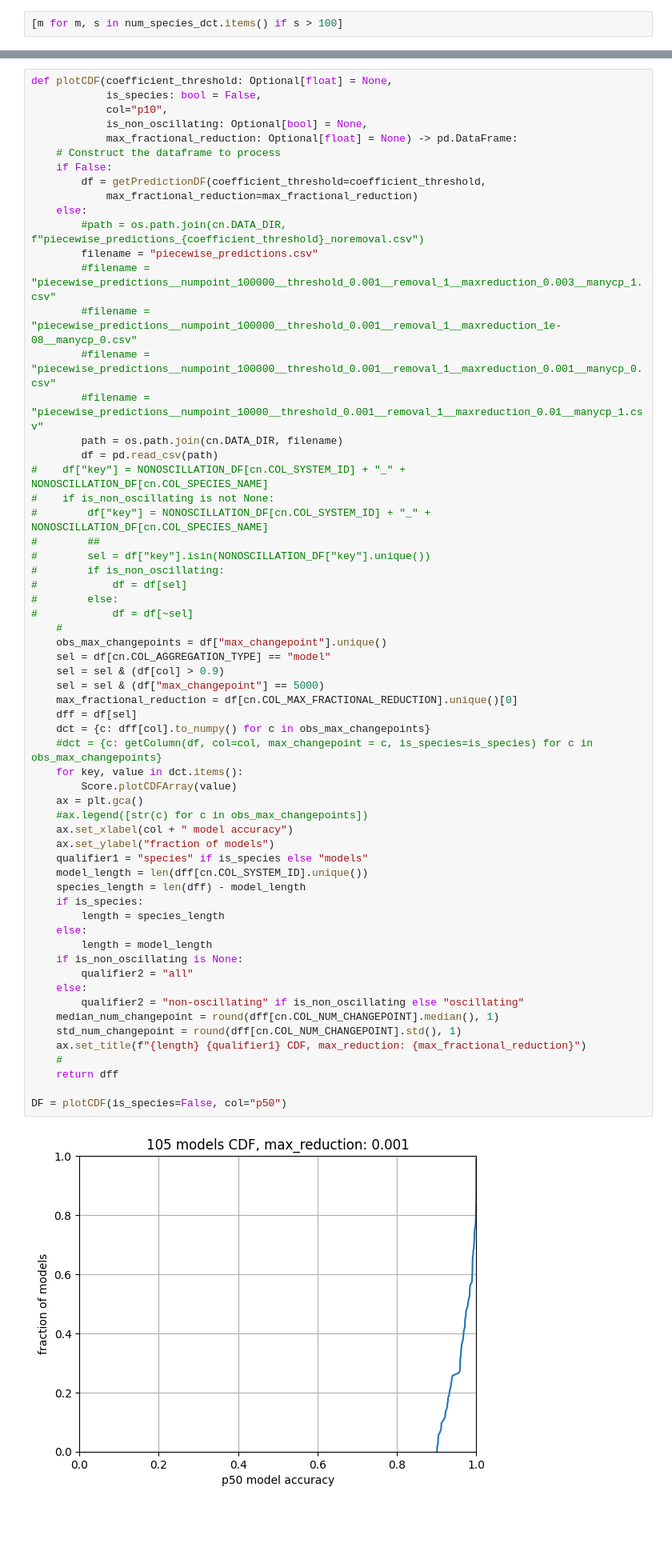
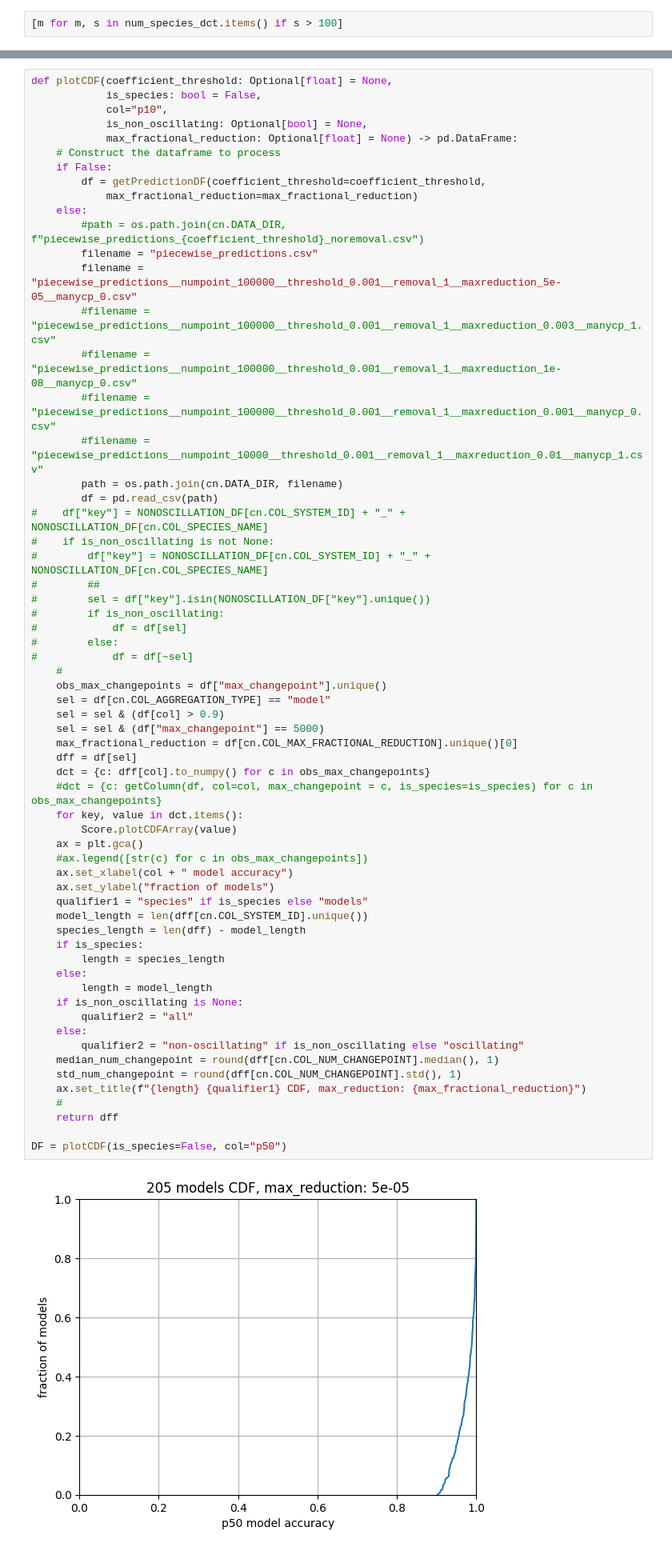
Before and after one commit to ModelEngineering/linearity_analysis, a Jupyter notebook: notebooks/piecewise_predictions.ipynb, the cells around one changed output, grey strips where cells are left out. Shown at 80% size. Saved outputs shown, nothing was run; the diff lists cells and outputs as text; blank space fills up the shorter version.

```diff
--- a/notebooks/piecewise_predictions.ipynb
+++ b/notebooks/piecewise_predictions.ipynb
@@ -204,6 +204,7 @@ def plotCDF(coefficient_threshold: Optional[float] = None,
     else:
         #path = os.path.join(cn.DATA_DIR, f"piecewise_predictions_{coefficient_threshold}_noremoval.csv")
         filename = "piecewise_predictions.csv"
+        filename = "piecewise_predictions__numpoint_100000__threshold_0.001__removal_1__maxreduction_5e-05__manycp_0.csv"
         #filename = "piecewise_predictions__numpoint_100000__threshold_0.001__removal_1__maxreduction_0.003__manycp_1.csv"
         #filename = "piecewise_predictions__numpoint_100000__threshold_0.001__removal_1__maxreduction_1e-08__manycp_0.csv"
         #filename = "piecewise_predictions__numpoint_100000__threshold_0.001__removal_1__maxreduction_0.001__manycp_0.csv"
@@ -226,34 +227,34 @@ def plotCDF(coefficient_threshold: Optional[float] = None,
     sel = sel & (df["max_changepoint"] == 5000)
     max_fractional_reduction = df[cn.COL_MAX_FRACTIONAL_REDUCTION].unique()[0]
     dff = df[sel]
     dct = {c: dff[col].to_numpy() for c in obs_max_changepoints}
     #dct = {c: getColumn(df, col=col, max_changepoint = c, is_species=is_species) for c in obs_max_changepoints}
     for key, value in dct.items():
         Score.plotCDFArray(value)
     ax = plt.gca()
     #ax.legend([str(c) for c in obs_max_changepoints])
     ax.set_xlabel(col + " model accuracy")
     ax.set_ylabel("fraction of models")
     qualifier1 = "species" if is_species else "models"
     model_length = len(dff[cn.COL_SYSTEM_ID].unique())
     species_length = len(dff) - model_length
     if is_species:
         length = species_length
     else:
         length = model_length
     if is_non_oscillating is None:
         qualifier2 = "all"
     else:
         qualifier2 = "non-oscillating" if is_non_oscillating else "oscillating"
     median_num_changepoint = round(dff[cn.COL_NUM_CHANGEPOINT].median(), 1)
     std_num_changepoint = round(dff[cn.COL_NUM_CHANGEPOINT].std(), 1)
     ax.set_title(f"{length} {qualifier1} CDF, max_reduction: {max_fractional_reduction}")
     #
     return dff
 
 DF = plotCDF(is_species=False, col="p50")
 # %% [output]
-[figure, old version]
+[figure, new version]
 # %%
 col = "p50"
 max_changepoint = 5000
```
Also changed, not shown: parts of 1 cell of this notebook, 4 other files.
